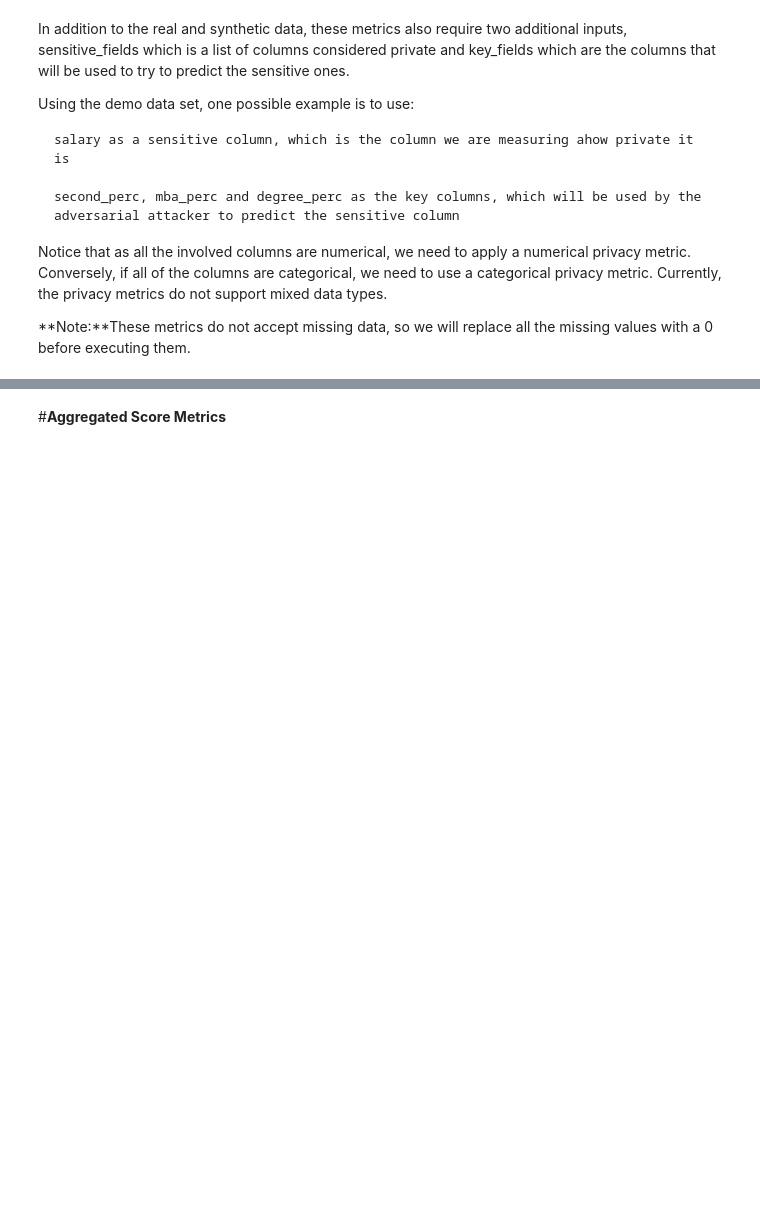
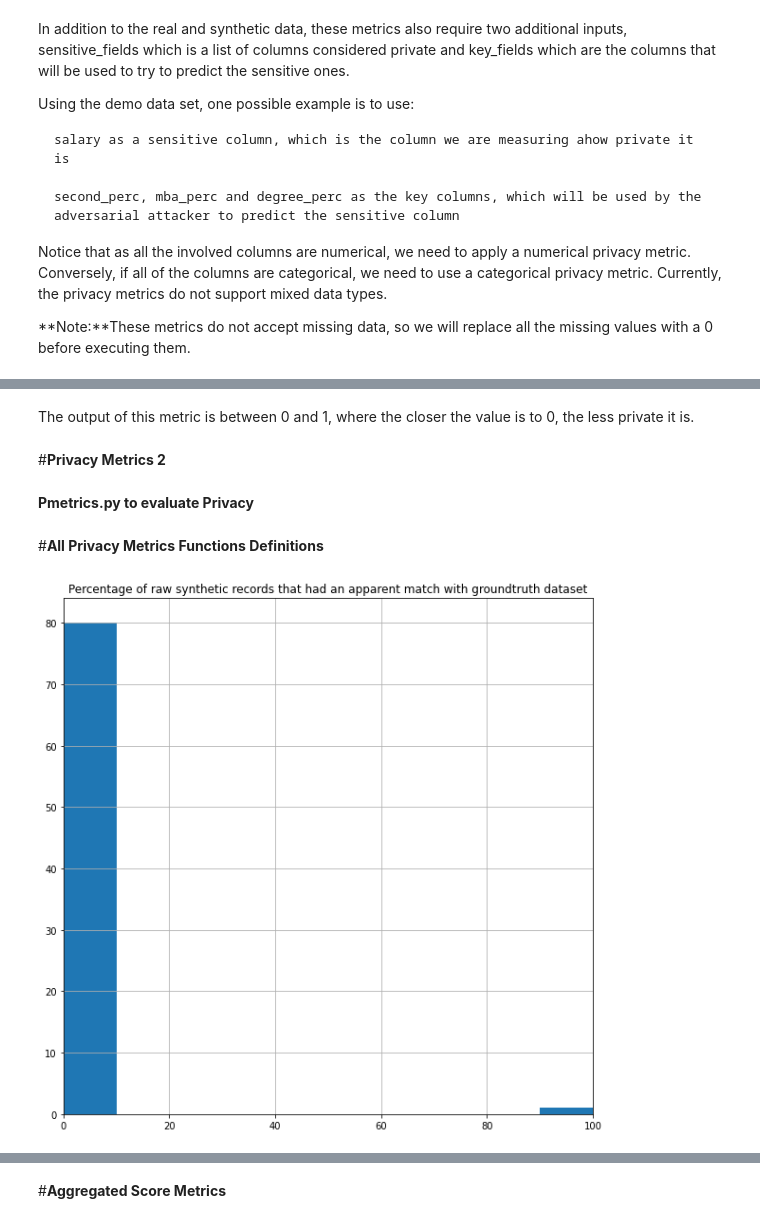
Before and after one commit to istat-methodology/Synthetic_Data, a Jupyter notebook: Code/Python/SDGYM/Jupyther/gan_synth_metrics_evaluation.ipynb, the cells around one changed output, grey strips where cells are left out. Drawn from its saved outputs; the diff is of its cells as text; code cells hidden in the pictures; blank space fills up the shorter version.

```diff
--- a/Code/Python/SDGYM/Jupyther/gan_synth_metrics_evaluation.ipynb
+++ b/Code/Python/SDGYM/Jupyther/gan_synth_metrics_evaluation.ipynb
@@ -381,0 +423,8 @@ if OS!="Linux" or colab_active is True:
+# %% [markdown]
+The output of this metric is between 0 and 1, where the closer the value is to 0, the less private it is.
+# %% [markdown]
+#**Privacy Metrics 2**
+# %% [markdown]
+**Pmetrics.py to evaluate Privacy**
+# %% [markdown]
+#**All Privacy Metrics Functions Definitions**
@@ -381,0 +453,35 @@ if OS!="Linux" or colab_active is True:
+# %%
+start_test_time = timeit.default_timer()
+'''
+# Load datasets
+dataset = pd.read_csv('/content/telephony_synth_data_generated_by_method_copulagantotal_time_2863.58_score_0.45_export.csv')
+#groundtruth = pd.read_csv(args.groundtruth, dtypye=dtypes)
+groundtruth = pd.read_csv('/content/syntetic_telephony_export.csv')
+
+dataset.drop("Unnamed: 0", axis=1, inplace=True)
+groundtruth.drop("Unnamed: 0", axis=1, inplace=True)
+'''
+
+q = 'CELL_CALL_CODE'
+Qs = q.split(",")
+Qs = [s.strip(" ") for s in Qs]
+
+x = 'CALL_DATE,TIME_MIN_CALL'
+Xs = x.split(",")
+Xs = [s.strip(" ") for s in Xs]
+#percents, uniques1, uniques2, matched  = cellchange(groundtruth, dataset, Qs, Xs)
+percents, uniques1, uniques2, matched  = cellchange(orig_data, synth_data, Qs, Xs)
+
+#print("Matched: \n",matched)
+#print("Percents: \n",percents)
+
+#Histogram
+plt.figure(figsize = (10,10))
+plt.title('Percentage of raw synthetic records that had an apparent match with groundtruth dataset')
+percents.hist()
+plt.xlim(0,100)
+plt.savefig('privacy_metric.png')
+plt.show()
+print("Privacy Metrics 2 Test n.1 - Elapsed Time = ", timeit.default_timer() - start_test_time)
+# %% [output]
+[figure, added]
```
Also changed, not shown: parts of 70 cells of this notebook.
